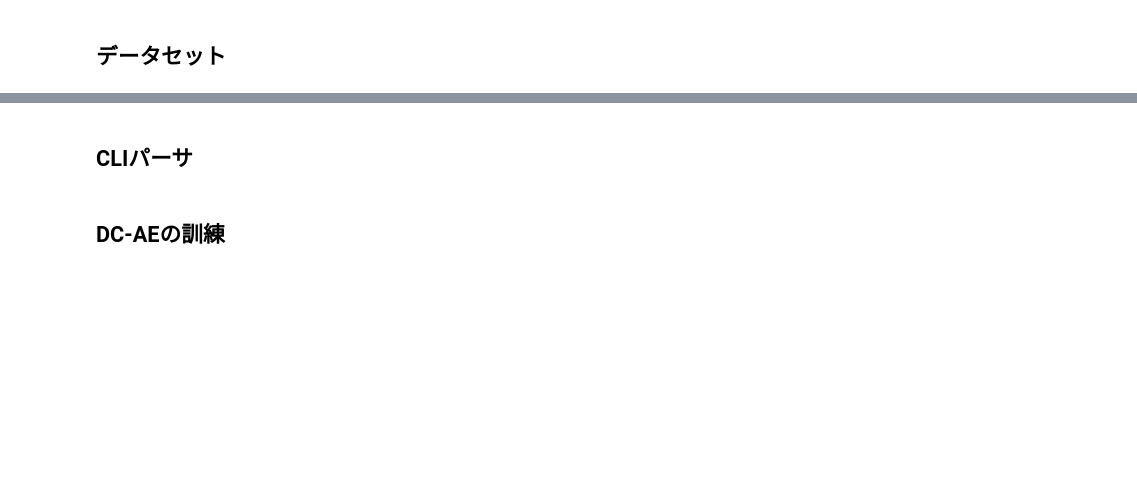
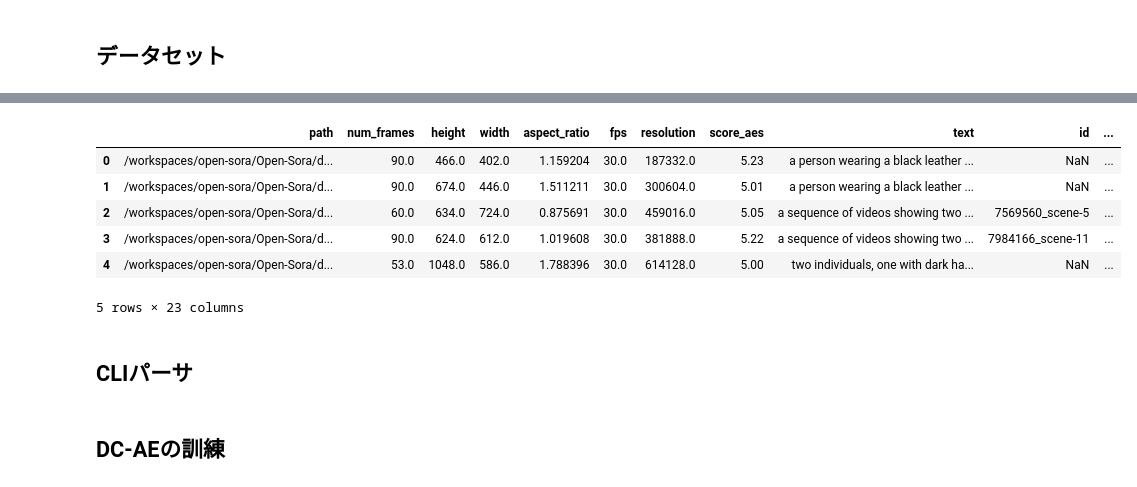
Before and after one commit to hayatoshibahara/open-sora, a Jupyter notebook: training.ipynb, the cells around one changed output, grey strips where cells are left out. Saved outputs shown, nothing was run; the diff lists cells and outputs as text; code cells hidden in the pictures; blank space fills up the shorter version.

```diff
--- a/training.ipynb
+++ b/training.ipynb
@@ -366,3 +421,30 @@ pexels_45k_necessary.sort_values(by=["num_frames"]).head(10).to_csv("pexels_45k_
+# %%
+import re
+
+PEXELS_CSV_PATH = os.path.join(WORK_DIR, "pexels_5.csv")
+
+if not os.path.exists(PEXELS_CSV_PATH):
+    for path in pexels_5["path"]:
+        match = re.search(r"/(\d+)_", path)
+        video_id = match.group(1)
+        video_url = f"https://www.pexels.com/download/video/{video_id}"
+        video_path = os.path.join(PEXELS_DATASET_DIR, f"{video_id}.mp4")
+        !wget -nc -O $video_path $video_url
+        pexels_5["path"] = pexels_5["path"].replace(path, video_path)
+
+    pexels_5.to_csv(os.path.join(WORK_DIR, "pexels_5.csv"), index=False)
+else:
+    pexels_5 = pd.read_csv(PEXELS_CSV_PATH)
+
+pexels_5.head(5)
+# %% [output]
+|  | path | num_frames | height | width | aspect_ratio | fps | resolution | score_aes | text | id | ... |
+| 0 | /workspaces/open-sora/Open-Sora/d... | 90.0 | 466.0 | 402.0 | 1.159204 | 30.0 | 187332.0 | 5.23 | a person wearing a black leather ... | NaN | ... |
+| 1 | /workspaces/open-sora/Open-Sora/d... | 90.0 | 674.0 | 446.0 | 1.511211 | 30.0 | 300604.0 | 5.01 | a person wearing a black leather ... | NaN | ... |
+| 2 | /workspaces/open-sora/Open-Sora/d... | 60.0 | 634.0 | 724.0 | 0.875691 | 30.0 | 459016.0 | 5.05 | a sequence of videos showing two ... | 7569560_scene-5 | ... |
+| 3 | /workspaces/open-sora/Open-Sora/d... | 90.0 | 624.0 | 612.0 | 1.019608 | 30.0 | 381888.0 | 5.22 | a sequence of videos showing two ... | 7984166_scene-11 | ... |
+| 4 | /workspaces/open-sora/Open-Sora/d... | 53.0 | 1048.0 | 586.0 | 1.788396 | 30.0 | 614128.0 | 5.00 | two individuals, one with dark ha... | NaN | ... |
+5 rows × 23 columns
 # %% [markdown]
 ## CLIパーサ
 # %%
```
Also changed, not shown: parts of 11 cells of this notebook.
